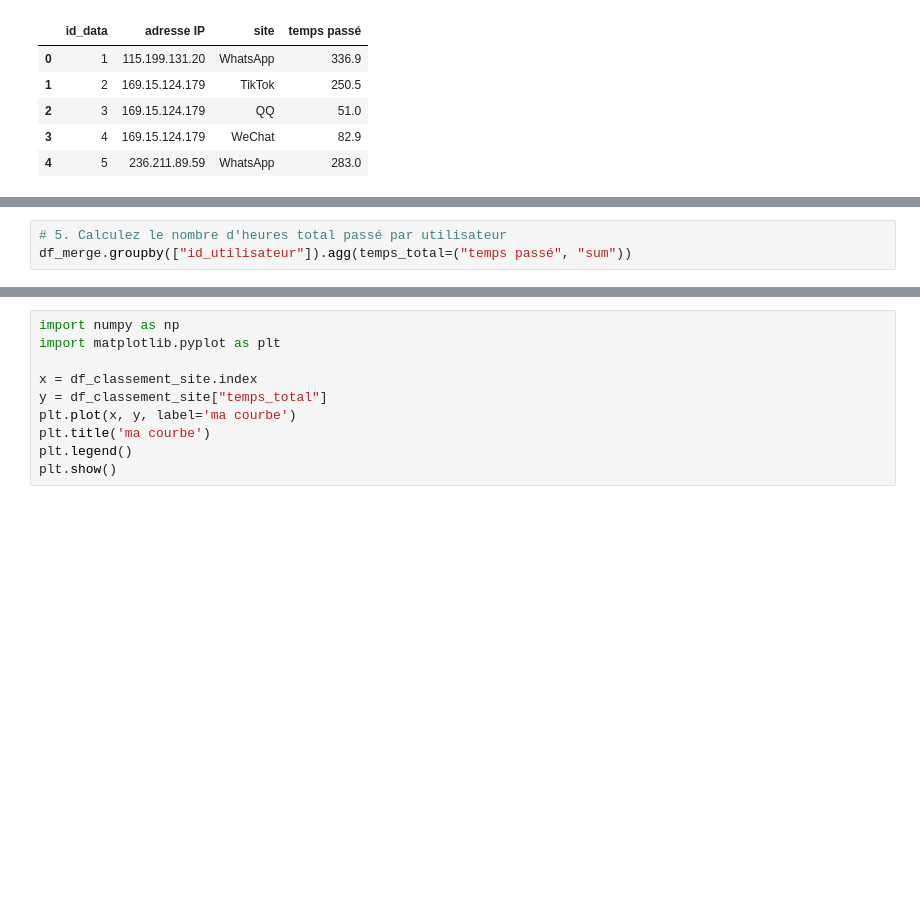
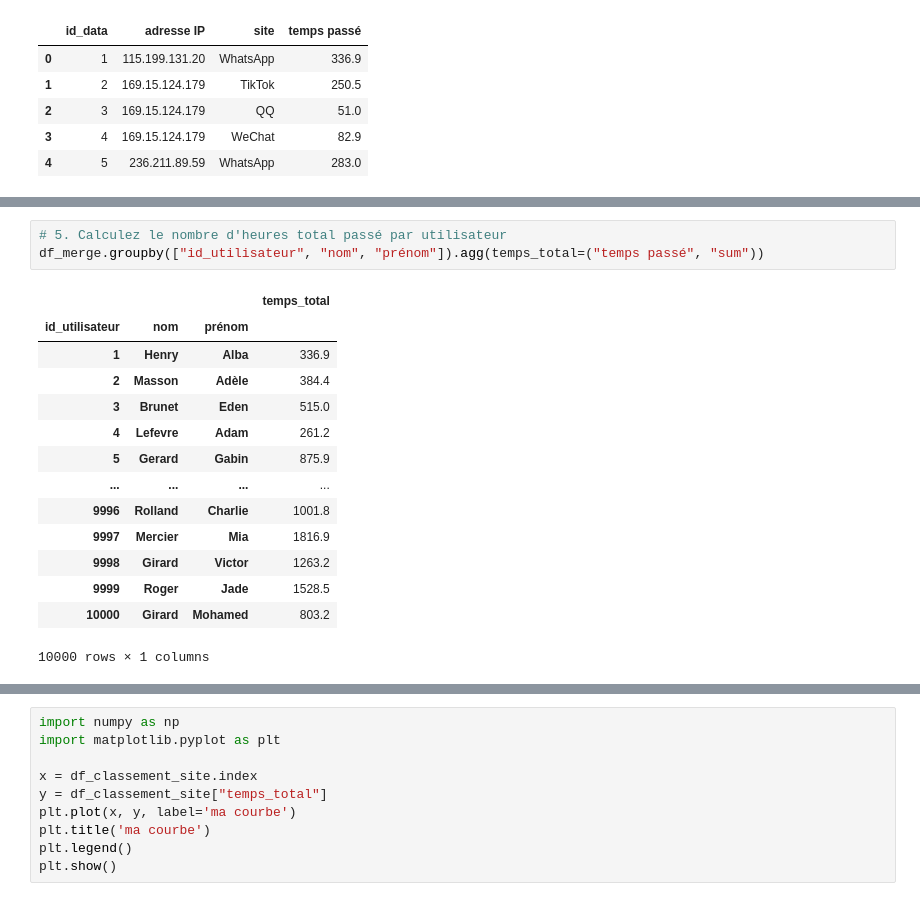
Before and after one commit to ZorroLeVrai/Python.Bureautique, a Jupyter notebook: Notebooks/Exercices/exo_14_2.ipynb, the cells around one changed output, grey strips where cells are left out. Cells and saved outputs as stored; diff of their text form; blank space fills up the shorter version.

```diff
--- a/Notebooks/Exercices/exo_14_2.ipynb
+++ b/Notebooks/Exercices/exo_14_2.ipynb
@@ -102,6 +116,21 @@ df_merge
 # %%
 # 5. Calculez le nombre d'heures total passé par utilisateur
-df_merge.groupby(["id_utilisateur"]).agg(temps_total=("temps passé", "sum"))
+df_merge.groupby(["id_utilisateur", "nom", "prénom"]).agg(temps_total=("temps passé", "sum"))
+# %% [output]
+|  |  |  | temps_total |
+| id_utilisateur | nom | prénom |  |
+| 1 | Henry | Alba | 336.9 |
+| 2 | Masson | Adèle | 384.4 |
+| 3 | Brunet | Eden | 515.0 |
+| 4 | Lefevre | Adam | 261.2 |
+| 5 | Gerard | Gabin | 875.9 |
+| ... | ... | ... | ... |
+| 9996 | Rolland | Charlie | 1001.8 |
+| 9997 | Mercier | Mia | 1816.9 |
+| 9998 | Girard | Victor | 1263.2 |
+| 9999 | Roger | Jade | 1528.5 |
+| 10000 | Girard | Mohamed | 803.2 |
+10000 rows × 1 columns
 # %%
 # 6. Calculez le nombre d'heures total passé par utilisateur
 df_tps_passe2 = df_merge.groupby(["nom", "prénom"]) \
```
Also changed, not shown: parts of 15 cells of this notebook.
